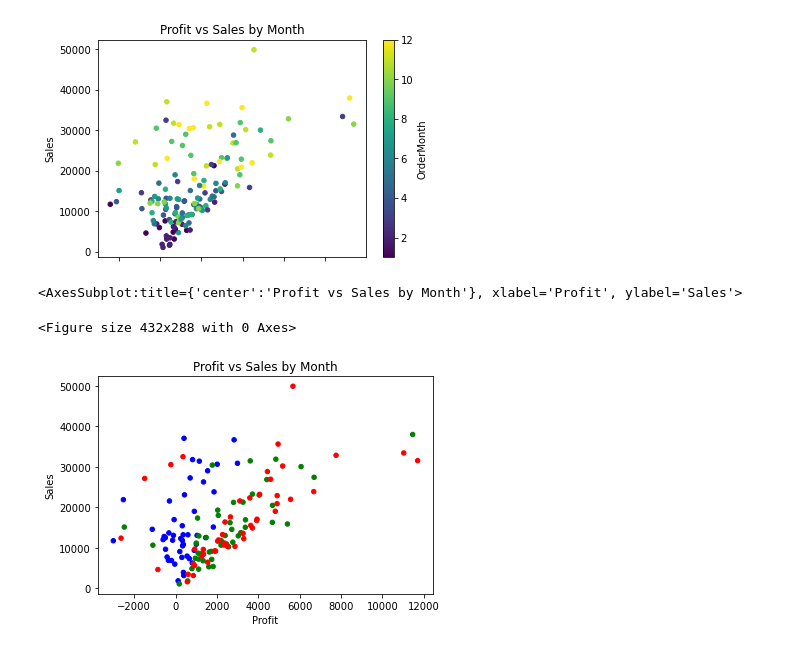
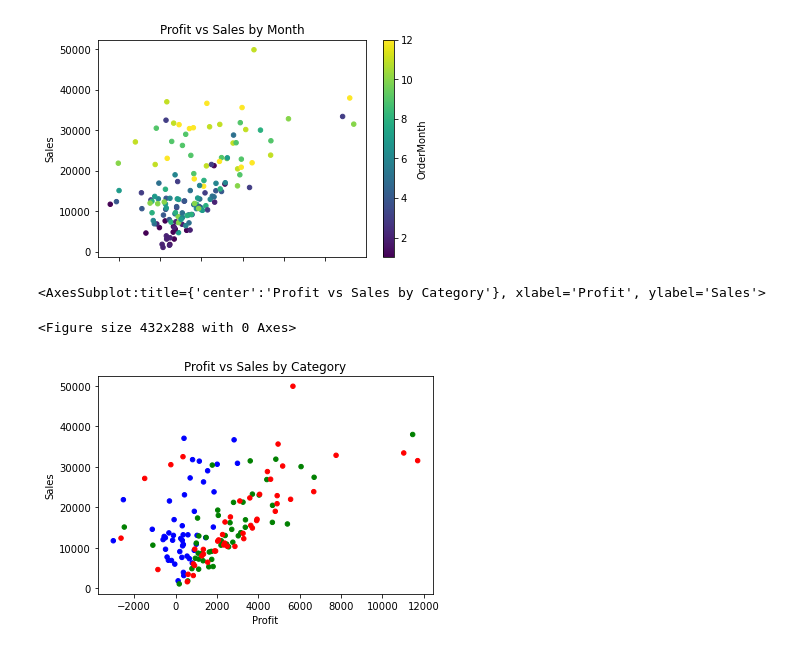
Before and after one commit to ZackSoucek/301-project1, a Jupyter notebook: ProjectSuperstore.ipynb, the cells around one changed output. Drawn from its saved outputs; the diff is of its cells as text; code cells hidden in the pictures.

```diff
--- a/ProjectSuperstore.ipynb
+++ b/ProjectSuperstore.ipynb
@@ -251,12 +249,12 @@ q9.plot.scatter(x="Profit",y="Sales",c="OrderMonth",colormap='viridis',title=("P
 # %%
 plt.figure()
 q9c = {
     "Furniture": "blue",
     "Office Supplies": "green",
     "Technology": "red"
 }
-q9.plot.scatter(x="Profit",y="Sales",c=q9["Category"].map(q9c),colormap='viridis',title=("Profit vs Sales by Month"))
+q9.plot.scatter(x="Profit",y="Sales",c=q9["Category"].map(q9c),colormap='viridis',title=("Profit vs Sales by Category"))
 # %% [output]
-<AxesSubplot:title={'center':'Profit vs Sales by Month'}, xlabel='Profit', ylabel='Sales'>
+<AxesSubplot:title={'center':'Profit vs Sales by Category'}, xlabel='Profit', ylabel='Sales'>
 <Figure size 432x288 with 0 Axes>
-[figure, old version]
+[figure, new version]
```
Also changed, not shown: parts of 10 cells of this notebook.
